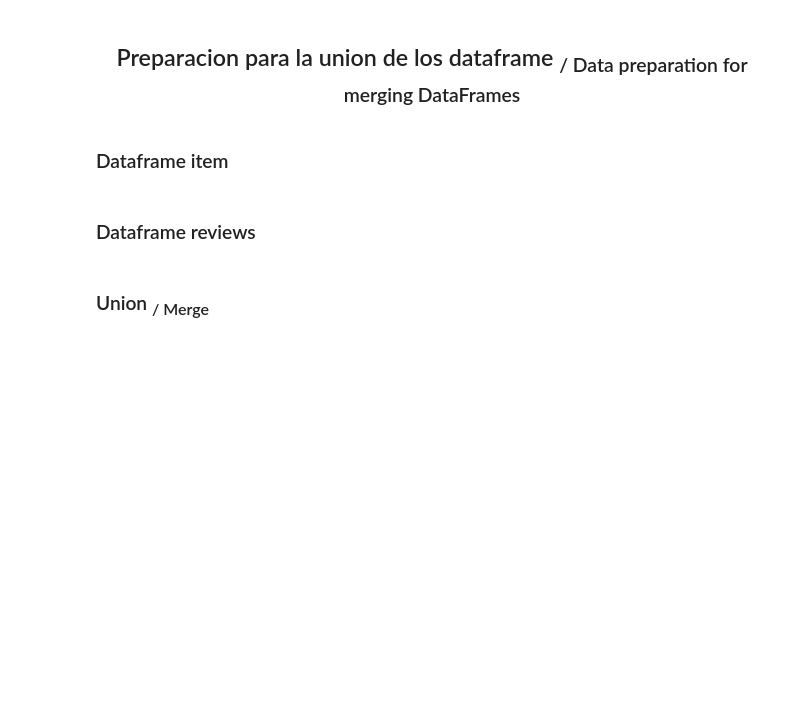
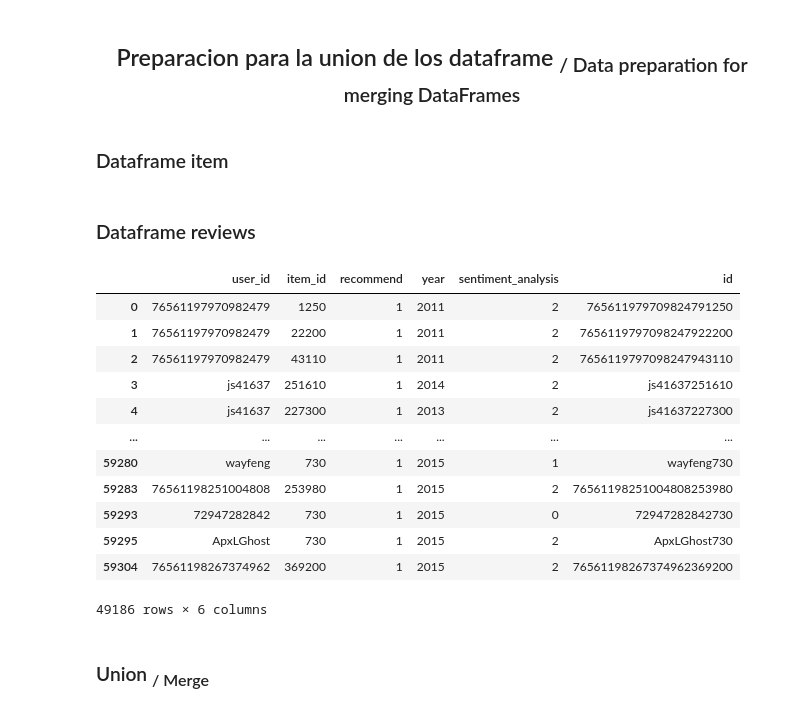
Before and after one commit to Edgarescribiendo/PI_1-ML_OPS-, a Jupyter notebook: Merge.ipynb, the cells around one changed output. Saved outputs shown, nothing was run; the diff lists cells and outputs as text; code cells hidden in the pictures; blank space fills up the shorter version.

```diff
--- a/Merge.ipynb
+++ b/Merge.ipynb
@@ -26,6 +26,22 @@ games_data['item_id'] = games_data['item_id'].astype(str)
 # generar un identificador único en el DataFrame 'user_reviews_data'
 reviews_data['item_id'] = reviews_data['item_id'].astype(str)
 reviews_data['id'] = reviews_data['user_id'] + reviews_data['item_id']
+# %%
+reviews_data
+# %% [output]
+|  | user_id | item_id | recommend | year | sentiment_analysis | id |
+| 0 | 76561197970982479 | 1250 | 1 | 2011 | 2 | 765611979709824791250 |
+| 1 | 76561197970982479 | 22200 | 1 | 2011 | 2 | 7656119797098247922200 |
+| 2 | 76561197970982479 | 43110 | 1 | 2011 | 2 | 7656119797098247943110 |
+| 3 | js41637 | 251610 | 1 | 2014 | 2 | js41637251610 |
+| 4 | js41637 | 227300 | 1 | 2013 | 2 | js41637227300 |
+| ... | ... | ... | ... | ... | ... | ... |
+| 59280 | wayfeng | 730 | 1 | 2015 | 1 | wayfeng730 |
+| 59283 | 76561198251004808 | 253980 | 1 | 2015 | 2 | 76561198251004808253980 |
+| 59293 | 72947282842 | 730 | 1 | 2015 | 0 | 72947282842730 |
+| 59295 | ApxLGhost | 730 | 1 | 2015 | 2 | ApxLGhost730 |
+| 59304 | 76561198267374962 | 369200 | 1 | 2015 | 2 | 76561198267374962369200 |
+49186 rows × 6 columns
 # %% [markdown]
 <h3  align = left> Union <sub>/ Merge </h3>
 # %%
```
Also changed, not shown: parts of 5 cells of this notebook, 6 other files.
